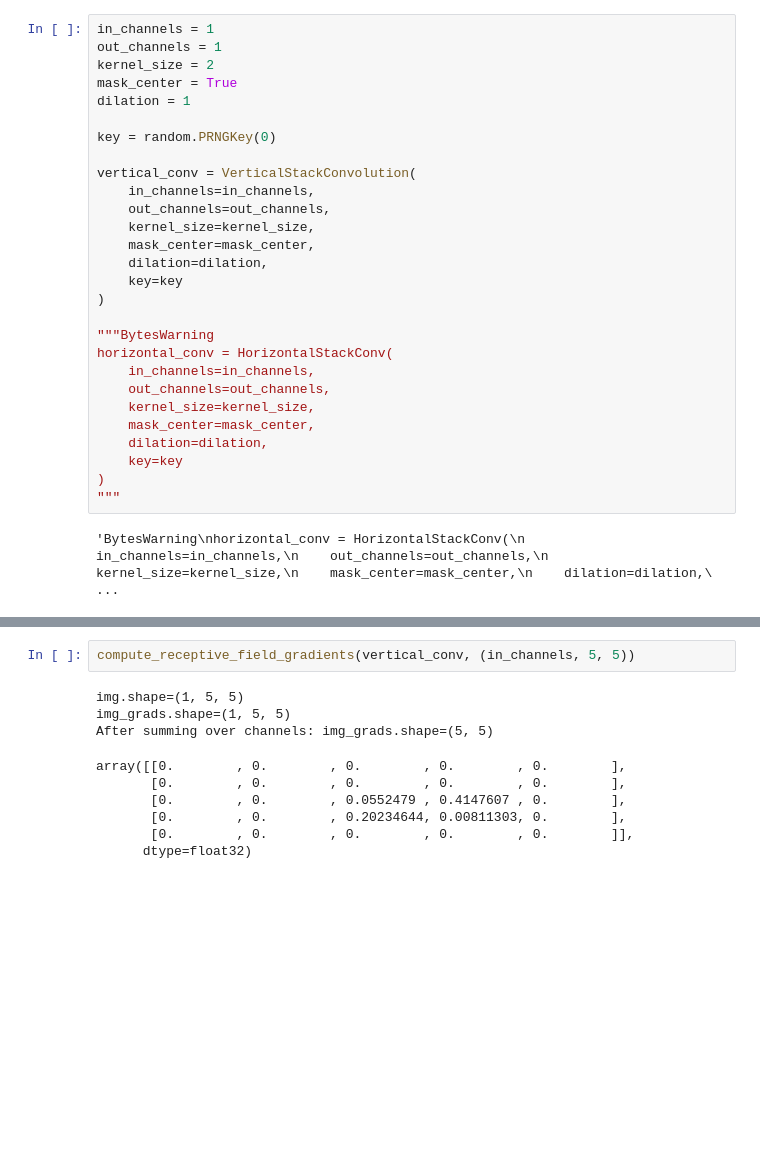
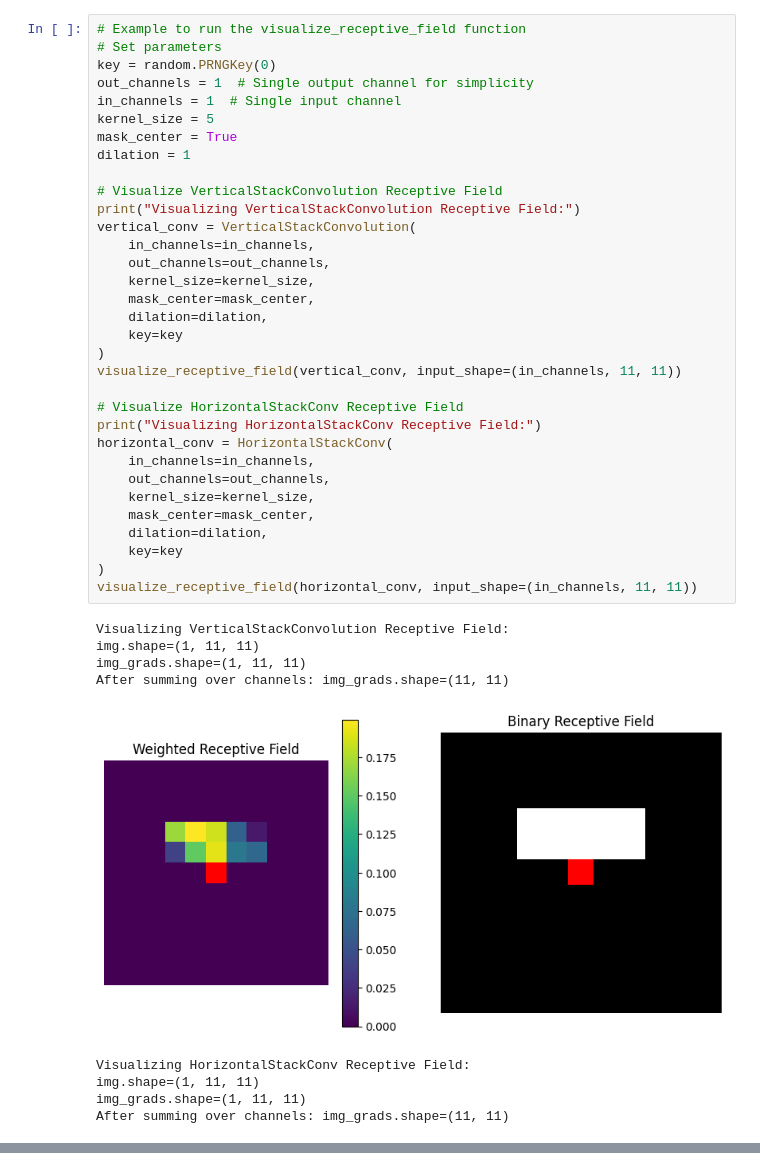
Before and after one commit to ashutosh-dwivedi-e3502/mlp-playground, a Jupyter notebook: playground/pixel_cnn/receptive_field.ipynb, the cells around one changed output, grey strips where cells are left out. Saved outputs shown, nothing was run; the diff lists cells and outputs as text; blank space fills up the shorter version.

```diff
--- a/playground/pixel_cnn/receptive_field.ipynb
+++ b/playground/pixel_cnn/receptive_field.ipynb
@@ -7,30 +61,43 @@ from jax import random
 # %%
-in_channels = 1
-out_channels = 1
-kernel_size = 2
+# Example to run the visualize_receptive_field function
+# Set parameters
+key = random.PRNGKey(0)
+out_channels = 1  # Single output channel for simplicity
+in_channels = 1  # Single input channel
+kernel_size = 5
 mask_center = True
 dilation = 1
 
-key = random.PRNGKey(0)
-
+# Visualize VerticalStackConvolution Receptive Field
+print("Visualizing VerticalStackConvolution Receptive Field:")
 vertical_conv = VerticalStackConvolution(
     in_channels=in_channels,
     out_channels=out_channels,
     kernel_size=kernel_size,
     mask_center=mask_center,
     dilation=dilation,
     key=key
 )
+visualize_receptive_field(vertical_conv, input_shape=(in_channels, 11, 11))
 
-"""BytesWarning
+# Visualize HorizontalStackConv Receptive Field
+print("Visualizing HorizontalStackConv Receptive Field:")
 horizontal_conv = HorizontalStackConv(
     in_channels=in_channels,
     out_channels=out_channels,
     kernel_size=kernel_size,
     mask_center=mask_center,
     dilation=dilation,
     key=key
 )
-"""
+visualize_receptive_field(horizontal_conv, input_shape=(in_channels, 11, 11))
 # %% [output]
-'BytesWarning\nhorizontal_conv = HorizontalStackConv(\n    in_channels=in_channels,\n    out_channels=out_channels,\n    kernel_size=kernel_size,\n    mask_center=mask_center,\n    dilation=dilation,\ ...
+Visualizing VerticalStackConvolution Receptive Field:
+img.shape=(1, 11, 11)
+img_grads.shape=(1, 11, 11)
+After summing over channels: img_grads.shape=(11, 11)
+[figure, added]
+Visualizing HorizontalStackConv Receptive Field:
+img.shape=(1, 11, 11)
+img_grads.shape=(1, 11, 11)
+After summing over channels: img_grads.shape=(11, 11)
@@ -37,12 +104,0 @@ horizontal_conv = HorizontalStackConv(
-# %%
-compute_receptive_field_gradients(vertical_conv, (in_channels, 5, 5))
-# %% [output]
-img.shape=(1, 5, 5)
-img_grads.shape=(1, 5, 5)
-After summing over channels: img_grads.shape=(5, 5)
-array([[0.        , 0.        , 0.        , 0.        , 0.        ],
-       [0.        , 0.        , 0.        , 0.        , 0.        ],
-       [0.        , 0.        , 0.0552479 , 0.4147607 , 0.        ],
-       [0.        , 0.        , 0.20234644, 0.00811303, 0.        ],
-       [0.        , 0.        , 0.        , 0.        , 0.        ]],
-      dtype=float32)
```
Also changed, not shown: parts of 9 cells of this notebook, 3 other files.
